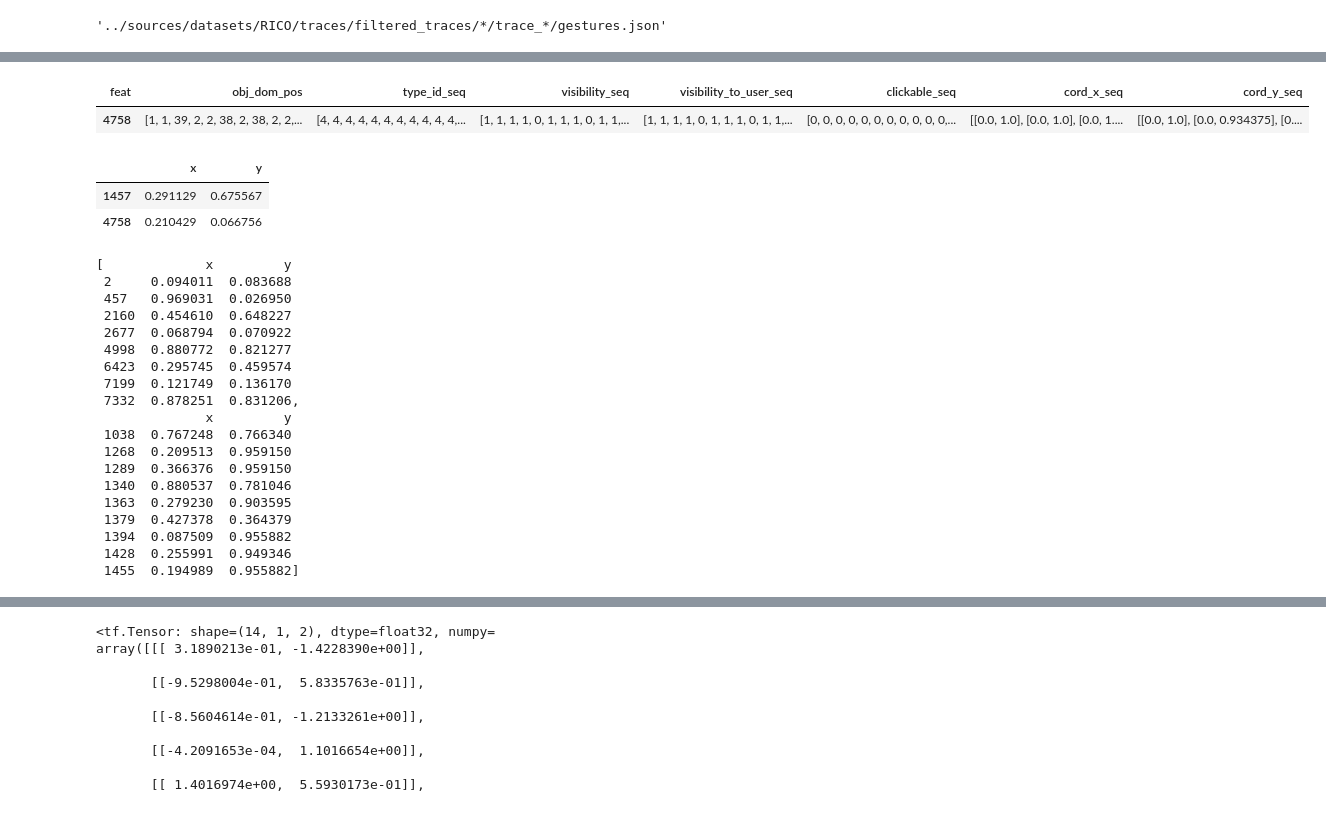
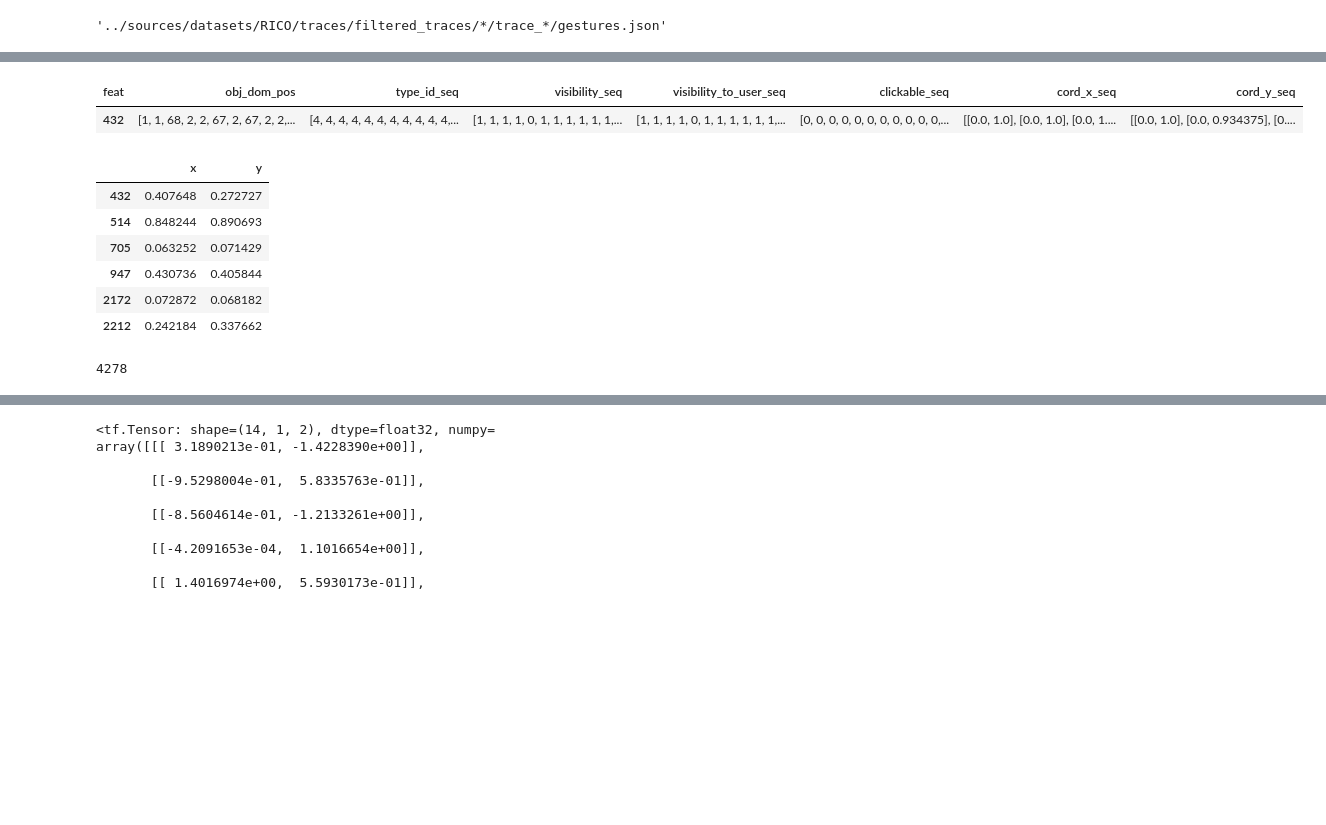
Before and after one commit to Gustl22/android_intent_prediction, a Jupyter notebook: rnn/rnn_model.ipynb, the cells around one changed output, grey strips where cells are left out. Cells and saved outputs as stored; diff of their text form; code cells hidden in the pictures; blank space fills up the shorter version.

Commit message:
Handle empty gesture traces

```diff
--- a/rnn/rnn_model.ipynb
+++ b/rnn/rnn_model.ipynb
@@ -32,7 +39,19 @@ def get_features_from_gestures(gesture_path):
     gesture_json = json.load(f)
   trace_path = gesture_path.replace('gestures.json', '')
   # Throw away all gestures except the first
-  gesture_dict = {gesture[0]:gesture[1][0] for gesture in gesture_json.items()}
+  gesture_items = list(gesture_json.items())
+  # Remove empty gestures
+  gesture_items = [gesture for gesture in gesture_items if gesture[1]]
+  if gesture_items and gesture_items[0]:
+    gesture_dict = {gesture[0]:gesture[1][0] for gesture in gesture_items}
+  else:
+    gesture_dict = {}
+
+  first_gesture_item = list(gesture_dict.items())
+  if (not gesture_dict) or (not first_gesture_item[0]) or (not first_gesture_item[0][1]):
+    # Return empty dataframe, if no data is available
+    return pd.DataFrame(columns=['x', 'y']), trace_path
+
   gesture_df = pd.DataFrame(gesture_dict).transpose()
   gesture_df.columns = ['x', 'y']
   return gesture_df, trace_path
@@ -69,19 +84,19 @@ def get_features_from_tree(frame_index, trace_path):
   tree_feature_df = tree_feature_df.set_index('feat')
   tree_feature_df = tree_feature_df.transpose()
   return tree_feature_df
-  return pd.DataFrame(features_adapt, index=[frame_index])
+  #return pd.DataFrame(features_adapt, index=[frame_index])
 # %%
-gesture_path = gesture_json_paths[1]
+gesture_path = gesture_json_paths[42]
 gesture_df, trace_path = get_features_from_gestures(gesture_path)
-frameIndex = gesture_df.index.values[1]
+frameIndex = gesture_df.index.values[0]
 feature_df = get_features_from_tree(frameIndex, trace_path)
 feature_df
 #feature_item = features[0]
 #feature_item
 #tf.convert_to_tensor(feature_item[1], dtype=keys_to_dtype[feature_item[0]])
 # %% [output]
 | feat | obj_dom_pos | type_id_seq | visibility_seq | visibility_to_user_seq | clickable_seq | cord_x_seq | cord_y_seq |
-| 4758 | [1, 1, 39, 2, 2, 38, 2, 38, 2, 2,... | [4, 4, 4, 4, 4, 4, 4, 4, 4, 4, 4,... | [1, 1, 1, 1, 0, 1, 1, 1, 0, 1, 1,... | [1, 1, 1, 1, 0, 1, 1, 1, 0, 1, 1,... | [0, 0, 0, 0, 0, 0, 0, 0, 0, 0, 0,... | [[0.0, 1.0], [0.0, 1.0], [0.0, 1.... | [[0.0, 1.0], [0.0, 0.934375], [0.... |
+| 432 | [1, 1, 68, 2, 2, 67, 2, 67, 2, 2,... | [4, 4, 4, 4, 4, 4, 4, 4, 4, 4, 4,... | [1, 1, 1, 1, 0, 1, 1, 1, 1, 1, 1,... | [1, 1, 1, 1, 0, 1, 1, 1, 1, 1, 1,... | [0, 0, 0, 0, 0, 0, 0, 0, 0, 0, 0,... | [[0.0, 1.0], [0.0, 1.0], [0.0, 1.... | [[0.0, 1.0], [0.0, 0.934375], [0.... |
 # %%
 # gesture_df['x'].dtype # float64
 # gesture_df['y'].dtype # float64
@@ -95,8 +110,12 @@ all_feat_df = gesture_df
 all_feat_df
 # %% [output]
 |  | x | y |
-| 1457 | 0.291129 | 0.675567 |
-| 4758 | 0.210429 | 0.066756 |
+| 432 | 0.407648 | 0.272727 |
+| 514 | 0.848244 | 0.890693 |
+| 705 | 0.063252 | 0.071429 |
+| 947 | 0.430736 | 0.405844 |
+| 2172 | 0.072872 | 0.068182 |
+| 2212 | 0.242184 | 0.337662 |
 # %%
 #feature_df['type_id_seq'].iloc[0][0].dtype
 # %%
@@ -124,27 +143,9 @@ for trace_id, gesture_path in enumerate(gesture_json_paths):
     #trace_features_df['trace_id'] = trace_id
     feature_traces.append(trace_features_df)
 
-feature_traces
+len(feature_traces)
 # %% [output]
-[             x         y
- 2     0.094011  0.083688
- 457   0.969031  0.026950
- 2160  0.454610  0.648227
- 2677  0.068794  0.070922
- 4998  0.880772  0.821277
- 6423  0.295745  0.459574
- 7199  0.121749  0.136170
- 7332  0.878251  0.831206,
-              x         y
- 1038  0.767248  0.766340
- 1268  0.209513  0.959150
- 1289  0.366376  0.959150
- 1340  0.880537  0.781046
- 1363  0.279230  0.903595
- 1379  0.427378  0.364379
- 1394  0.087509  0.955882
- 1428  0.255991  0.949346
- 1455  0.194989  0.955882]
+4278
 # %%
 # TODO: split by trace id
 # This is done by trace and not by frame windows as otherwise the model would be trained with similar apps before
```
Also changed, not shown: parts of 11 cells of this notebook.
